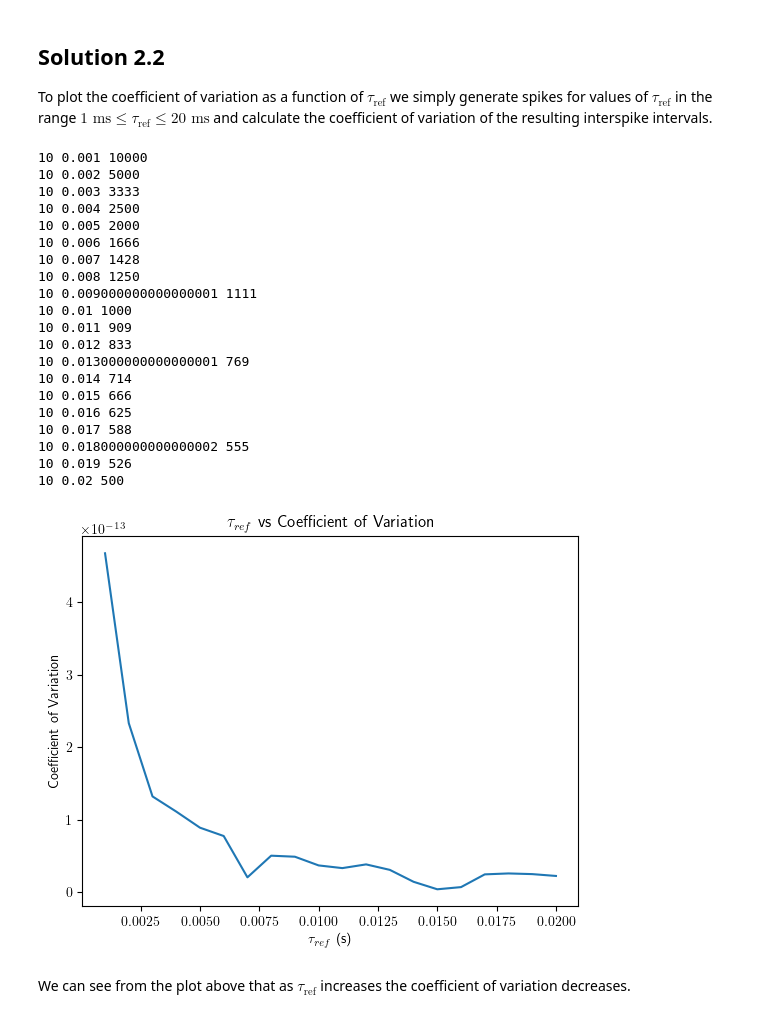
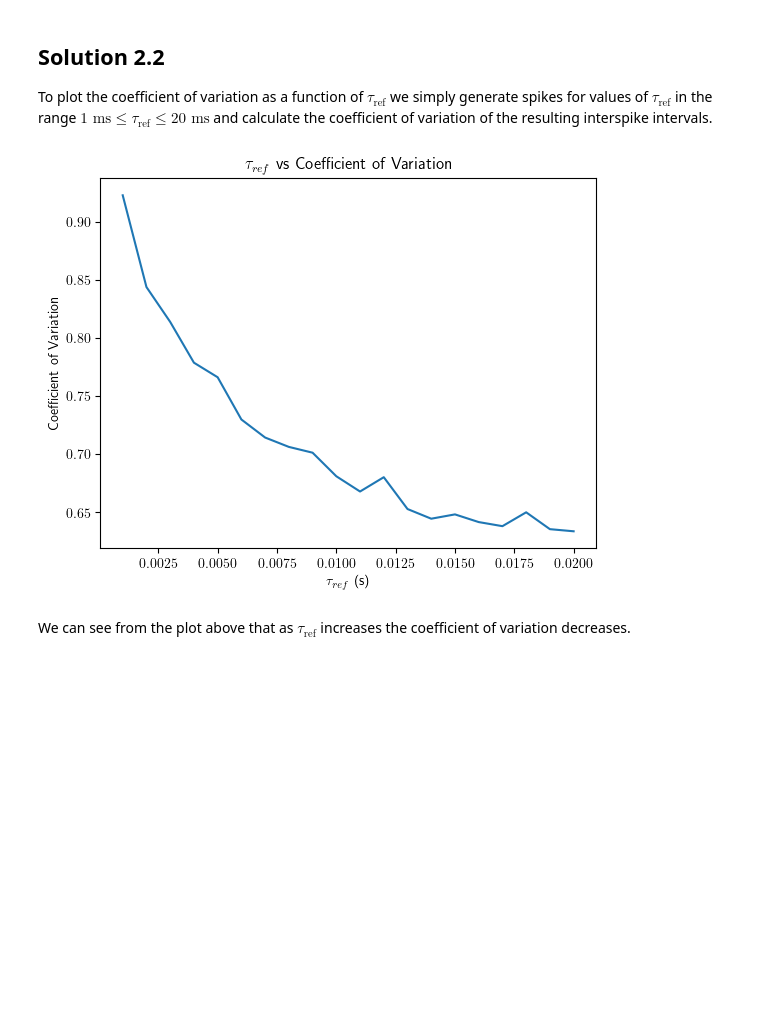
Before and after one commit to JKilgallen/theoretical_neuroscience, a Jupyter notebook: exercises/c1.ipynb, the cells around one changed output. Cells and saved outputs as stored; diff of their text form; code cells hidden in the pictures; blank space fills up the shorter version.

```diff
--- a/exercises/c1.ipynb
+++ b/exercises/c1.ipynb
@@ -183,7 +191,7 @@ constant value, $r(t) = r_0$. After every spike, set $r(t)$ to $0$, and then all
 ## Solution 2.1
 We may use the same technique as in [exercise 1.1](##solution-1.1) to generate spikes, however now the firing rate at time step $i+1$ is dependent on the firing rate at time step $i$, so we must generate spikes in sequence instead of concurrently.
 # %%
-def generate_poisson_spikes_with_refractory_period(r, tau, T, dt=1e-5 as_times = True):
+def generate_poisson_spikes_with_refractory_period(r, tau, T, dt=1e-5, as_times = True):
     """
     Generates a spike train as a Poisson process.
 
@@ -232,41 +240,21 @@ To plot the coefficient of variation as a function of $\tau_\text{ref}$ we simpl
 # %%
 cvs = []
 taus = [tau * 0.001 for tau in range(1, 21)]
 intervals = []
 for tau in taus:
-    spikes = generate_poisson_spikes_with_refractory_period(100, 10, 1e-5, tau)
+    spikes = generate_poisson_spikes_with_refractory_period(100, tau,100, 1e-5)
     interspike_intervals = get_interspike_intervals(spikes)
     intervals.append(interspike_intervals)
     cv = get_coefficient_of_variation(interspike_intervals)
     cvs.append(cv)
 
 plt.rcParams['text.usetex'] = True
 plt.plot(taus, cvs)
 plt.xlabel(r'$\tau_{ref}$ (s)')
 plt.ylabel("Coefficient of Variation")
 plt.title(r'$\tau_{ref}$ vs Coefficient of Variation');
 # %% [output]
-10 0.001 10000
-10 0.002 5000
-10 0.003 3333
-10 0.004 2500
-10 0.005 2000
-10 0.006 1666
-10 0.007 1428
-10 0.008 1250
-10 0.009000000000000001 1111
-10 0.01 1000
-10 0.011 909
-10 0.012 833
-10 0.013000000000000001 769
-10 0.014 714
-10 0.015 666
-10 0.016 625
-10 0.017 588
-10 0.018000000000000002 555
-10 0.019 526
-10 0.02 500
-[figure, old version]
+[figure, new version]
 # %% [markdown]
 We can see from the plot above that as $\tau_\text{ref}$ increases the coefficient of variation decreases.
 # %% [markdown]
```
Also changed, not shown: parts of 36 cells of this notebook.
